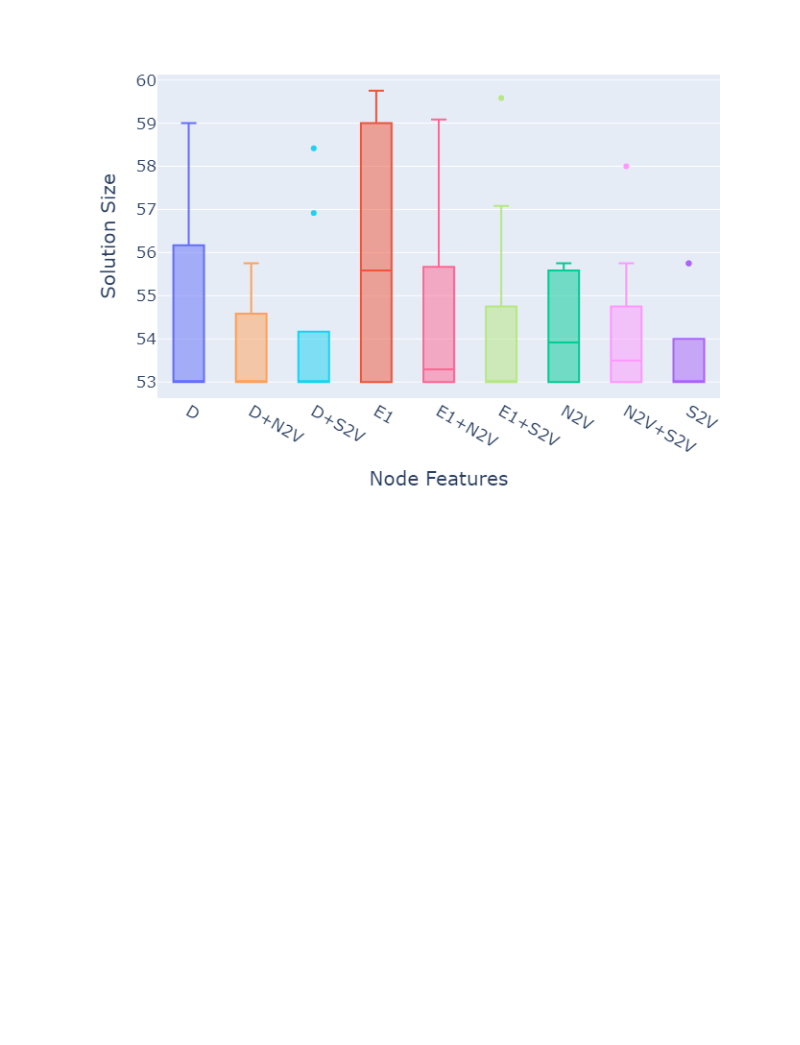
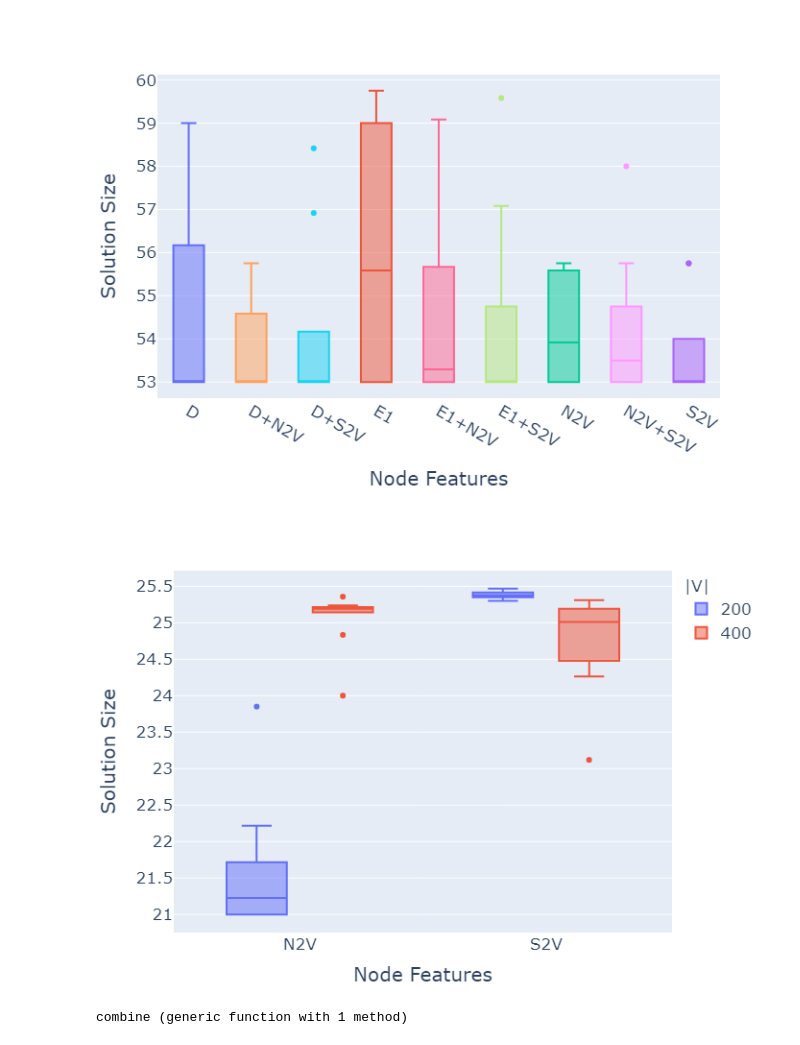
Before and after one commit to rettrich/thesis, a Jupyter notebook: eval/evaluation.ipynb, the cells around one changed output. Saved outputs shown, nothing was run; the diff lists cells and outputs as text; code cells hidden in the pictures; blank space fills up the shorter version.

```diff
--- a/eval/evaluation.ipynb
+++ b/eval/evaluation.ipynb
@@ -4,21 +4,24 @@ using Statistics
 using PlotlyJS
 using LaTeXStrings
 # %%
-function read_results_as_df(dir, feature_name; benchmark=false)
+function read_results_as_df(dir, feature_name; filter_word=nothing)
+    df = DataFrame(Symbol("Node Features") => String[], Symbol("Solution Size") => Real[], :Runtime => Real[])
+    if !isdir(dir)
+        return df
+    end
     files = readdir(dir)
     filter!(x -> endswith(x, ".csv"), files)
-    if benchmark
-        filter!(x -> contains(x, "benchmark"), files)
+    if !isnothing(filter_word)
+        filter!(x -> contains(x, filter_word), files)
     else
-        filter!(x -> !contains(x, "benchmark"), files)
+        filter!(x -> !contains(x, filter_word), files)
     end
-
-    df = DataFrame(Symbol("Node Features") => String[], Symbol("Solution Size") => Real[])
     for file in files
         df_tmp = DataFrame(CSV.File(joinpath(dir,file)))
         push!(df, (
                 feature_name,
-                mean(df_tmp.Avg)
+                mean(df_tmp.Avg),
+                mean(df_tmp.Runtime)
                 )
             )
     end
@@ -286,3 +286,31 @@ features = get_features("V450-082-0825_k20"; benchmark=true)
 plot_features(features, "V450-082-0825-benchmark")
 # %% [output]
 [figure]
+# %%
+features_1 = get_features("V200_074-076", 1; benchmark=true).single
+# features_1[!, Symbol("|V|")] = 200
+features_2 = get_features("V400_074-076_brock400").single
+N2V = filter(Symbol("Node Features") => .==("N2V"), features_2)
+S2V = filter(Symbol("Node Features") => .==("S2V"), features_2)
+features_2 = vcat(N2V, S2V)
+features_1[!, Symbol("|V|")] .= "200"
+features_2[!, Symbol("|V|")] .= "400"
+
+
+
+
+p = plot([features_1; features_2], x=Symbol("Node Features"), y=Symbol("Solution Size"), kind="box", color=Symbol("|V|"),
+    Layout(
+        # showlegend=false,
+        boxmode="group",
+        font=attr(size=17),
+        group=Symbol("|V|")
+    ))
+savefig(p, "generalization-1.pdf", width=500, height=350)
+p
+# %% [output]
+[figure, added]
+# %%
+combine(df) = vcat(df.single, df.combined)
+# %% [output]
+combine (generic function with 1 method)
```
Also changed, not shown: parts of 11 cells of this notebook, 22 other files.
